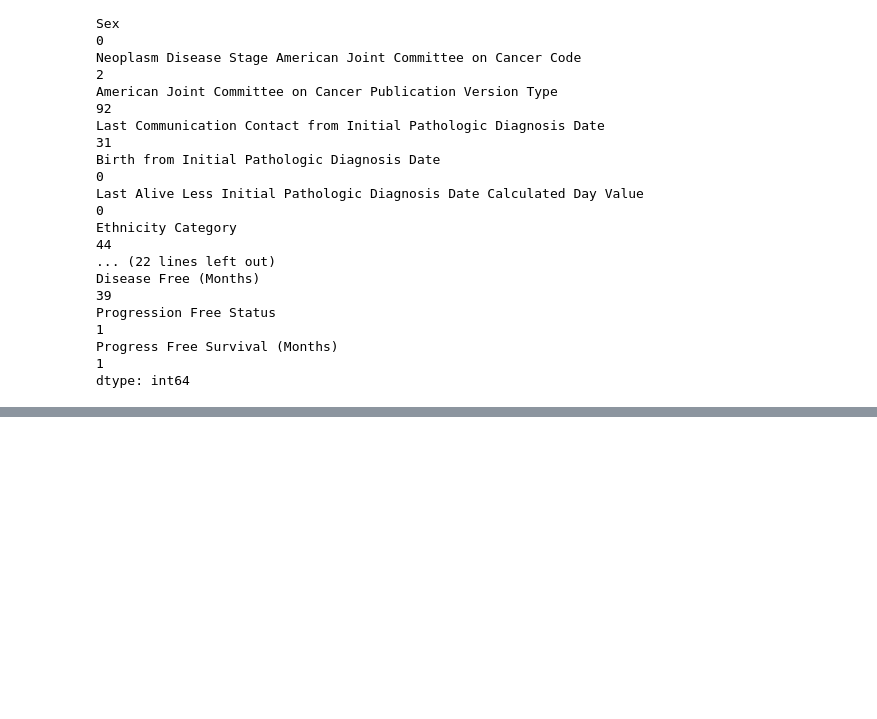
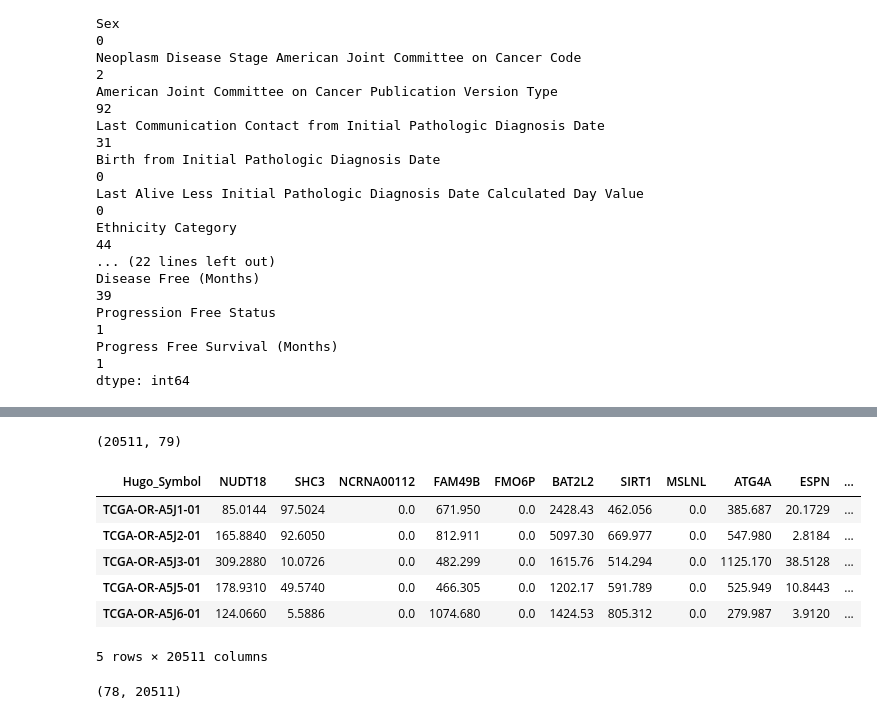
Before and after one commit to cannin/gsoc_2023_pytorch_pathway_commons, a Jupyter notebook: Notebooks/Match_between_data_clinical_patient_txt,_data_clinical_sample_txt,_and_data_mrna_seq_v2_rsem_txt_.ipynb, the cells around one changed output, grey strips where cells are left out. Saved outputs shown, nothing was run; the diff lists cells and outputs as text; code cells hidden in the pictures; blank space fills up the shorter version.

```diff
--- a/Notebooks/Match_between_data_clinical_patient_txt,_data_clinical_sample_txt,_and_data_mrna_seq_v2_rsem_txt_.ipynb
+++ b/Notebooks/Match_between_data_clinical_patient_txt,_data_clinical_sample_txt,_and_data_mrna_seq_v2_rsem_txt_.ipynb
@@ -302,0 +218,3 @@ merged_df = merged_df.drop(columns='TCGA PanCanAtlas Cancer Type Acronym')
+# %%
+patients = df.copy()
+patients.head()
@@ -302,0 +229,2 @@ merged_df = merged_df.drop(columns='TCGA PanCanAtlas Cancer Type Acronym')
+# %%
+patients = patients.drop('Entrez_Gene_Id', axis=1)
@@ -302,0 +250,2 @@ merged_df = merged_df.drop(columns='TCGA PanCanAtlas Cancer Type Acronym')
+# %%
+patients = patients.dropna()
@@ -302,0 +317,19 @@ merged_df = merged_df.drop(columns='TCGA PanCanAtlas Cancer Type Acronym')
+# %%
+new_df.shape
+# %% [output]
+(20511, 79)
+# %%
+new_df_transposed = new_df.set_index('Hugo_Symbol').transpose()
+new_df_transposed.head()
+# %% [output]
+| Hugo_Symbol | NUDT18 | SHC3 | NCRNA00112 | FAM49B | FMO6P | BAT2L2 | SIRT1 | MSLNL | ATG4A | ESPN | ... |
+| TCGA-OR-A5J1-01 | 85.0144 | 97.5024 | 0.0 | 671.950 | 0.0 | 2428.43 | 462.056 | 0.0 | 385.687 | 20.1729 | ... |
+| TCGA-OR-A5J2-01 | 165.8840 | 92.6050 | 0.0 | 812.911 | 0.0 | 5097.30 | 669.977 | 0.0 | 547.980 | 2.8184 | ... |
+| TCGA-OR-A5J3-01 | 309.2880 | 10.0726 | 0.0 | 482.299 | 0.0 | 1615.76 | 514.294 | 0.0 | 1125.170 | 38.5128 | ... |
+| TCGA-OR-A5J5-01 | 178.9310 | 49.5740 | 0.0 | 466.305 | 0.0 | 1202.17 | 591.789 | 0.0 | 525.949 | 10.8443 | ... |
+| TCGA-OR-A5J6-01 | 124.0660 | 5.5886 | 0.0 | 1074.680 | 0.0 | 1424.53 | 805.312 | 0.0 | 279.987 | 3.9120 | ... |
+5 rows × 20511 columns
+# %%
+new_df_transposed.shape
+# %% [output]
+(78, 20511)
```
Also changed, not shown: parts of 41 cells of this notebook, 4 other files.
